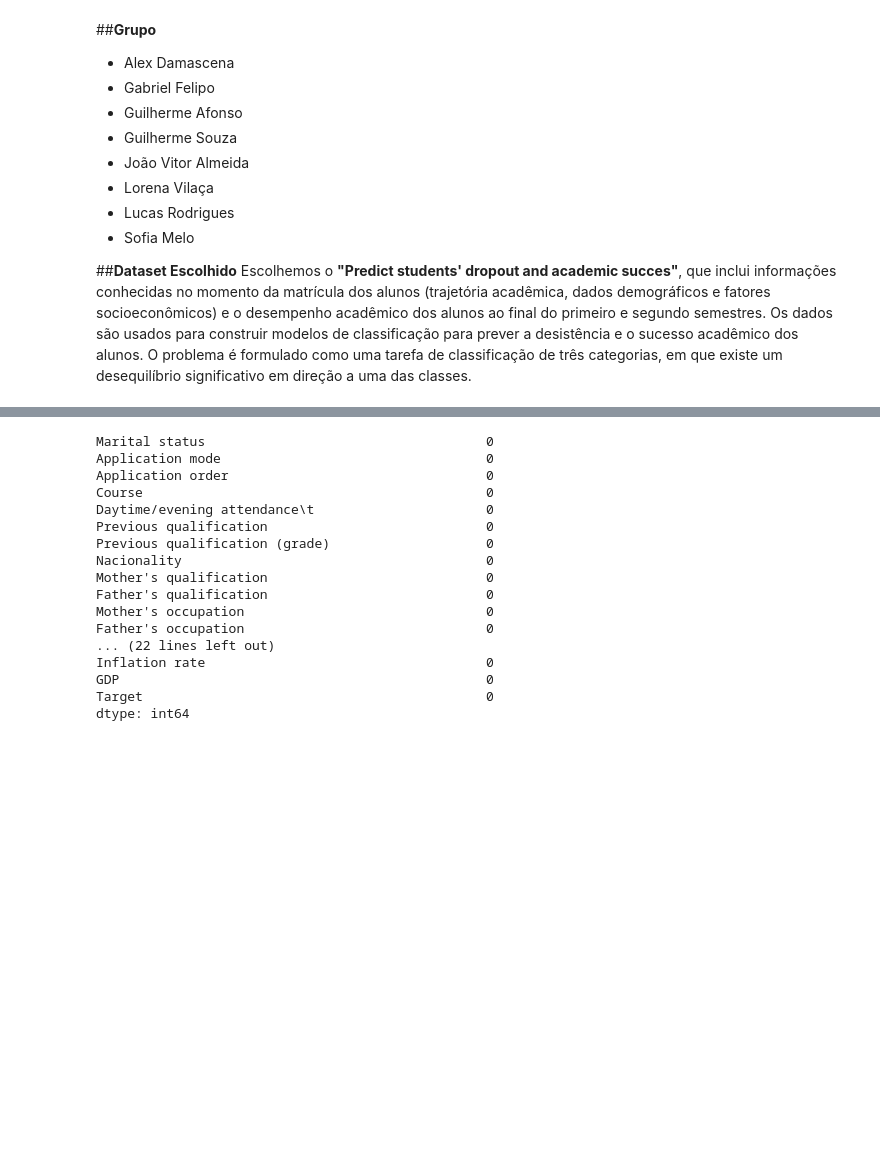
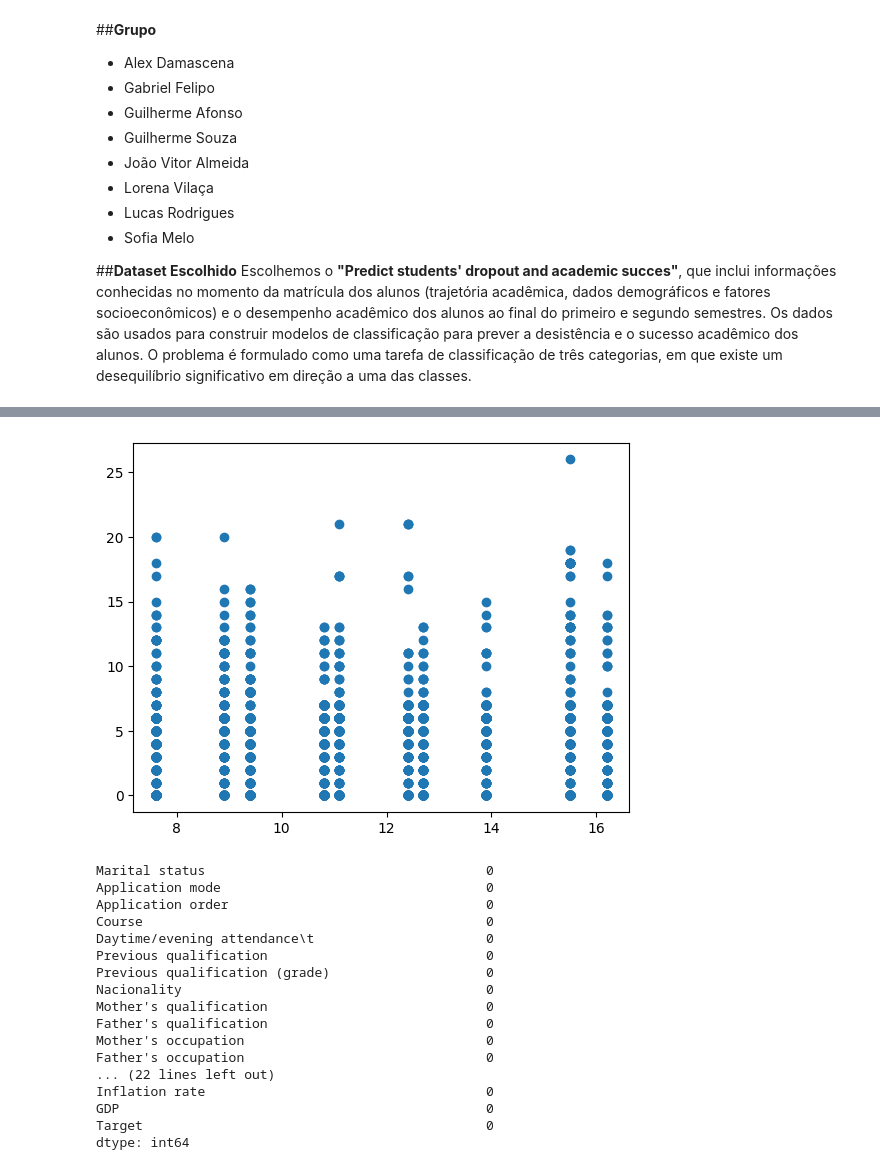
Before and after one commit to Guilhermeasper/dados-medicos, a Jupyter notebook: Projeto.ipynb, the cells around one changed output, grey strips where cells are left out. Drawn from its saved outputs; the diff is of its cells as text; code cells hidden in the pictures; blank space fills up the shorter version.

```diff
--- a/Projeto.ipynb
+++ b/Projeto.ipynb
@@ -36,3 +54,10 @@ df.head()
+# %%
+x = df["Unemployment rate"]
+y = df["Curricular units 1st sem (approved)"]
+plt.scatter(x, y)
+plt.show()
+# %% [output]
+[figure, added]
 # %%
 df.isna().sum()
 # %% [output]
```
Also changed, not shown: parts of 13 cells of this notebook, 1 other file.
